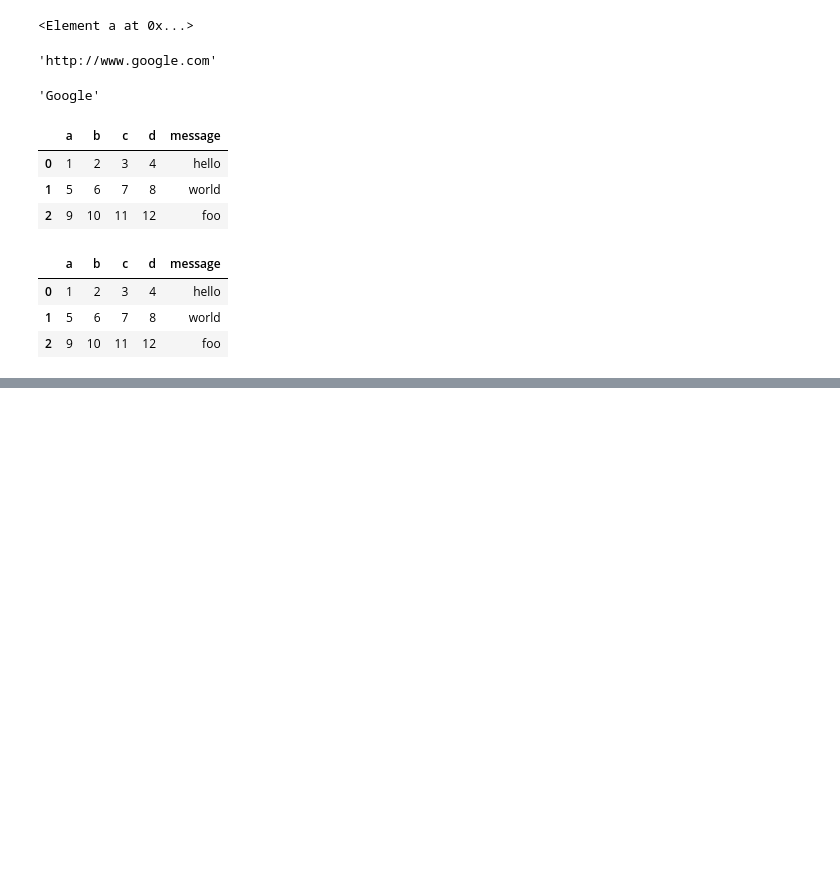
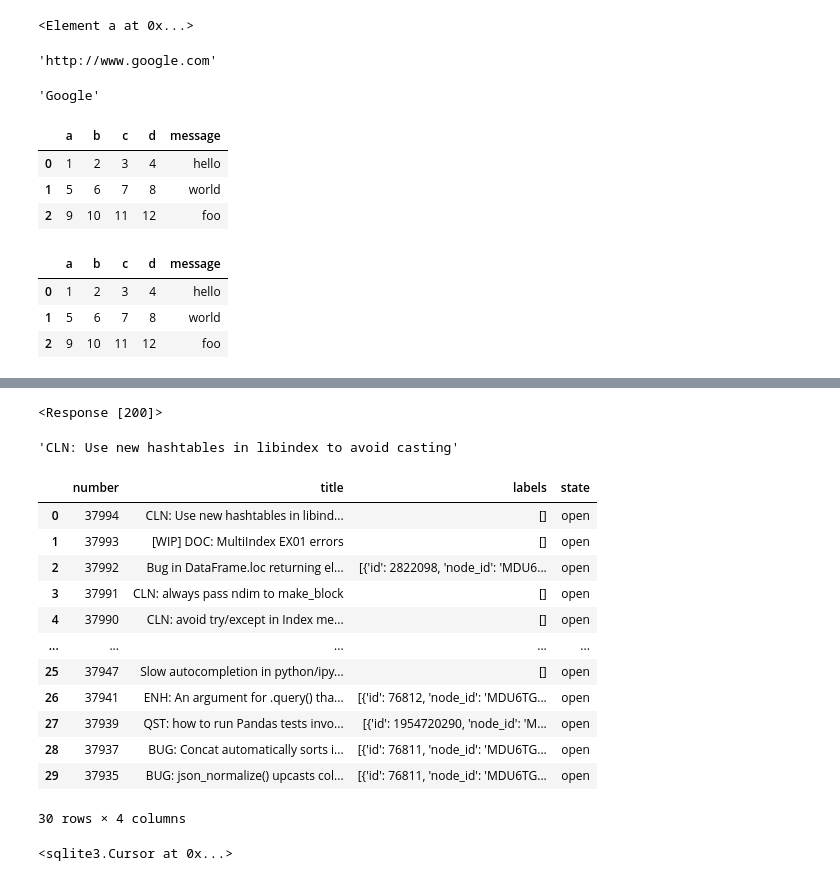
Before and after one commit to ZCW-Data1dot2/data-wrangling-pandas-ShenghaoHuang, a Jupyter notebook: Chapter6WorkAlong.ipynb, the cells around one changed output, grey strips where cells are left out. Drawn from its saved outputs; the diff is of its cells as text; code cells hidden in the pictures; blank space fills up the shorter version.

```diff
--- a/Chapter6WorkAlong.ipynb
+++ b/Chapter6WorkAlong.ipynb
@@ -554,0 +599,33 @@ KeyError: 'No object named obj2 in the file'
+# %%
+url = 'https://api.github.com/repos/pandas-dev/pandas/issues'
+# %%
+resp = requests.get(url)
+# %%
+resp
+# %% [output]
+<Response [200]>
+# %%
+data = resp.json()
+# %%
+data[0]['title']
+# %% [output]
+'CLN: Use new hashtables in libindex to avoid casting'
+# %%
+issues = pd.DataFrame(data, columns=['number', 'title',
+        'labels', 'state'])
+# %%
+issues
+# %% [output]
+|  | number | title | labels | state |
+| 0 | 37994 | CLN: Use new hashtables in libind... | [] | open |
+| 1 | 37993 | [WIP] DOC: MultiIndex EX01 errors | [] | open |
+| 2 | 37992 | Bug in DataFrame.loc returning el... | [{'id': 2822098, 'node_id': 'MDU6... | open |
+| 3 | 37991 | CLN: always pass ndim to make_block | [] | open |
+| 4 | 37990 | CLN: avoid try/except in Index me... | [] | open |
+| ... | ... | ... | ... | ... |
+| 25 | 37947 | Slow autocompletion in python/ipy... | [] | open |
+| 26 | 37941 | ENH: An argument for .query() tha... | [{'id': 76812, 'node_id': 'MDU6TG... | open |
+| 27 | 37939 | QST: how to run Pandas tests invo... | [{'id': 1954720290, 'node_id': 'M... | open |
+| 28 | 37937 | BUG: Concat automatically sorts i... | [{'id': 76811, 'node_id': 'MDU6TG... | open |
+| 29 | 37935 | BUG: json_normalize() upcasts col... | [{'id': 76811, 'node_id': 'MDU6TG... | open |
+30 rows × 4 columns
@@ -554,0 +642,4 @@ KeyError: 'No object named obj2 in the file'
+# %%
+con.execute(query)
+# %% [output]
+<sqlite3.Cursor at 0x...>
```
Also changed, not shown: parts of 40 cells of this notebook, 5 other files.
